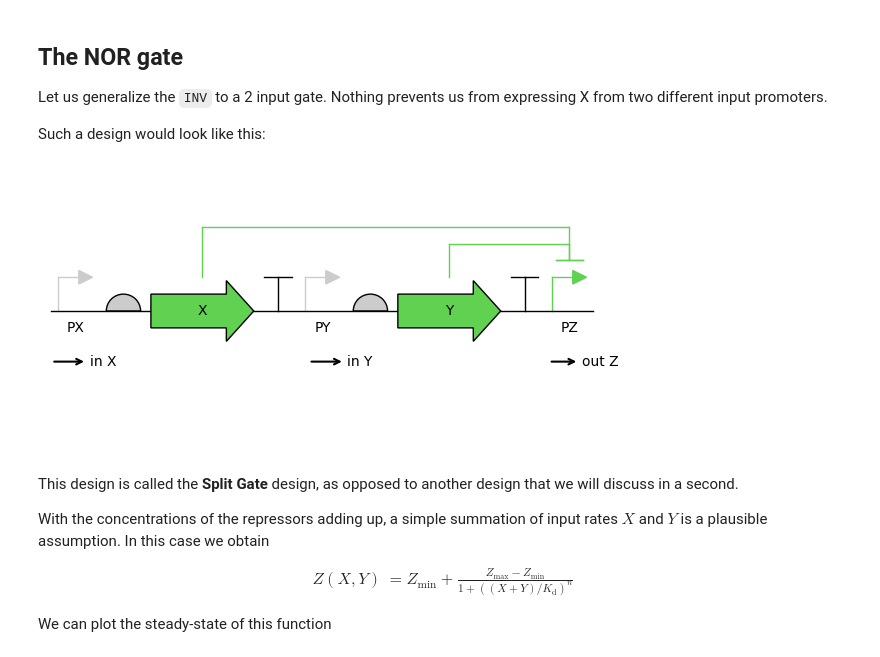
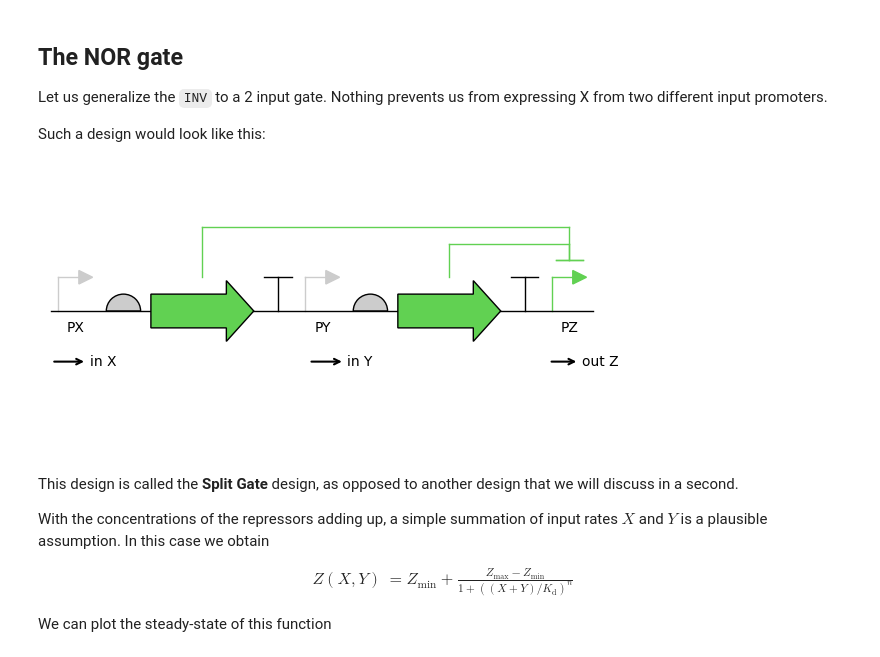
Before and after one commit to BioDisCo/computational_bioengineering, a Jupyter notebook: gates/notes.ipynb, the cells around one changed output. Drawn from its saved outputs; the diff is of its cells as text; code cells hidden in the pictures.

```diff
--- a/gates/notes.ipynb
+++ b/gates/notes.ipynb
@@ -354,7 +354,6 @@ cds0 = {
         'fwd': True,
         'opts': {
             'color':[0.38, 0.82, 0.32],
-            'label':'X',
             'label_size':10
         },
     }
@@ -386,7 +385,6 @@ cds1 = {
         'fwd': True,
         'opts': {
             'color':[0.38, 0.82, 0.32],
-            'label':'Y',
             'label_size':10
         },
     }
@@ -449,34 +447,34 @@ ax.annotate(
     xytext=(15, -15),
     arrowprops=dict(arrowstyle="<-", color='black', lw=1.5),
     fontsize=10,
     ha='center',
     va='center'
 )
 ax.annotate(
     'in Y',
     xy=(75, -15),
     xytext=(90, -15),
     arrowprops=dict(arrowstyle="<-", color='black', lw=1.5),
     fontsize=10,
     ha='center',
     va='center'
 )
 ax.annotate(
     'out Z',
     xy=(145, -15),
     xytext=(160, -15),
     arrowprops=dict(arrowstyle="<-", color='black', lw=1.5),
     fontsize=10,
     ha='center',
     va='center'
 )
 
 ax.set_xlim([start_pos - 1, end_pos + 1])
 ax.set_ylim([-40, 40])
 ax.set_axis_off()
 plt.tight_layout()
 # %% [output]
-[figure, old version]
+[figure, new version]
 # %% [markdown]
 This design is called the __Split Gate__ design, as opposed to another design that we will discuss in a second.
 
```
Also changed, not shown: parts of 5 cells of this notebook.
